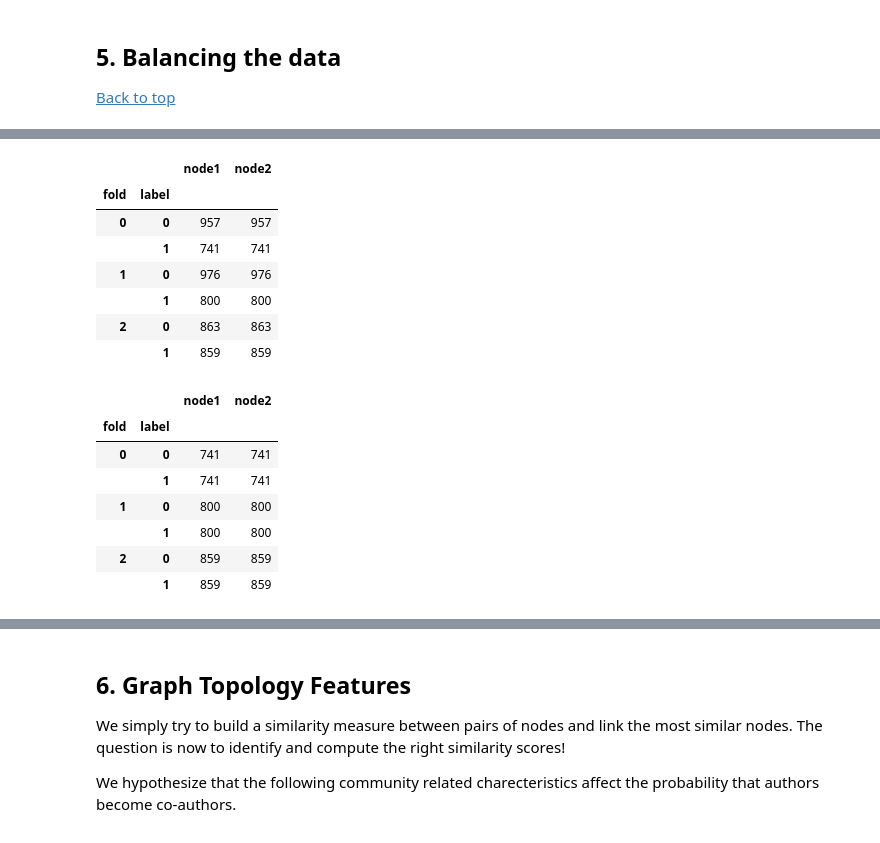
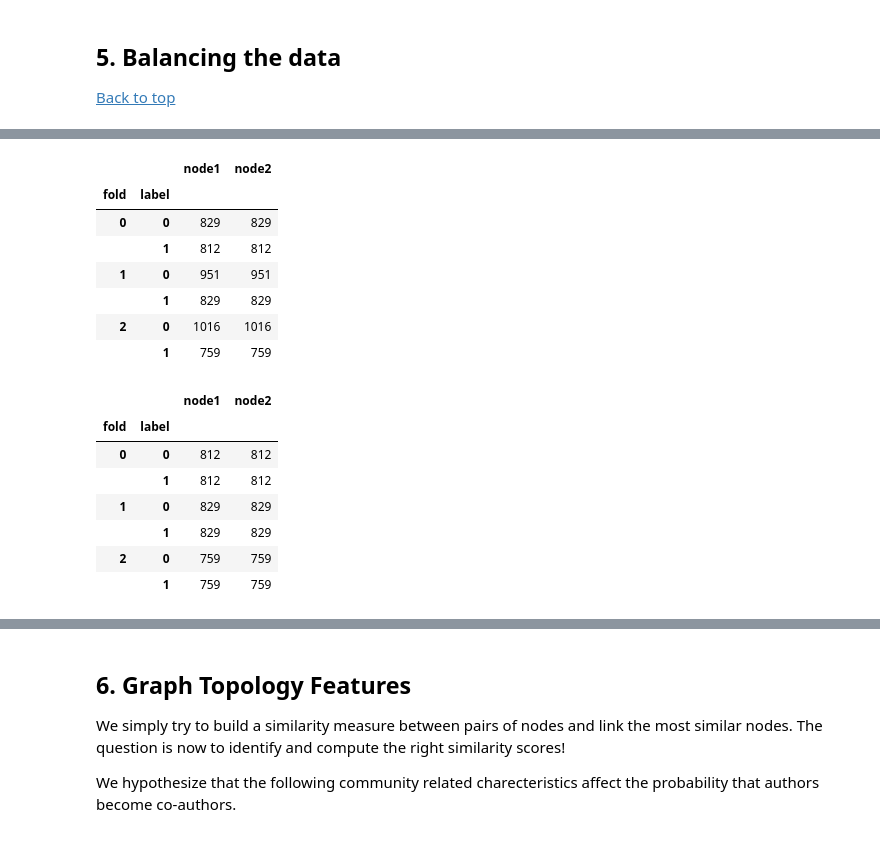
Before and after one commit to areias/link-prediction, a Jupyter notebook: coauthor-link-prediction.ipynb, the cells around one changed output, grey strips where cells are left out. Saved outputs shown, nothing was run; the diff lists cells and outputs as text; code cells hidden in the pictures.

```diff
--- a/coauthor-link-prediction.ipynb
+++ b/coauthor-link-prediction.ipynb
@@ -304,19 +304,19 @@ train_missing_links.groupby(['fold','label']).count()
 # %%
-train_missing_links = train_missing_links.drop_duplicates()
+train_missing_links = train_missing_links.drop_duplicates(['node1','node2'])
 training_df = train_missing_links.append(train_existing_links, ignore_index=True)
 training_df['label'] = training_df['label'].astype('category')
 training_df['fold'] = training_df['fold'].astype('category')
 
 training_df.groupby(['fold','label']).count()
 # %% [output]
 |  |  | node1 | node2 |
 | fold | label |  |  |
-| 0 | 0 | 957 | 957 |
-|  | 1 | 741 | 741 |
-| 1 | 0 | 976 | 976 |
-|  | 1 | 800 | 800 |
-| 2 | 0 | 863 | 863 |
-|  | 1 | 859 | 859 |
+| 0 | 0 | 829 | 829 |
+|  | 1 | 812 | 812 |
+| 1 | 0 | 951 | 951 |
+|  | 1 | 829 | 829 |
+| 2 | 0 | 1016 | 1016 |
+|  | 1 | 759 | 759 |
 # %%
 from collections import Counter
 
@@ -338,12 +338,12 @@ training_df.groupby(["fold","label"]).count()
 # %% [output]
 |  |  | node1 | node2 |
 | fold | label |  |  |
-| 0 | 0 | 741 | 741 |
-|  | 1 | 741 | 741 |
-| 1 | 0 | 800 | 800 |
-|  | 1 | 800 | 800 |
-| 2 | 0 | 859 | 859 |
-|  | 1 | 859 | 859 |
+| 0 | 0 | 812 | 812 |
+|  | 1 | 812 | 812 |
+| 1 | 0 | 829 | 829 |
+|  | 1 | 829 | 829 |
+| 2 | 0 | 759 | 759 |
+|  | 1 | 759 | 759 |
 # %%
 #training_df=down_sample(training_df)
 # %%
```
Also changed, not shown: parts of 7 cells of this notebook.
